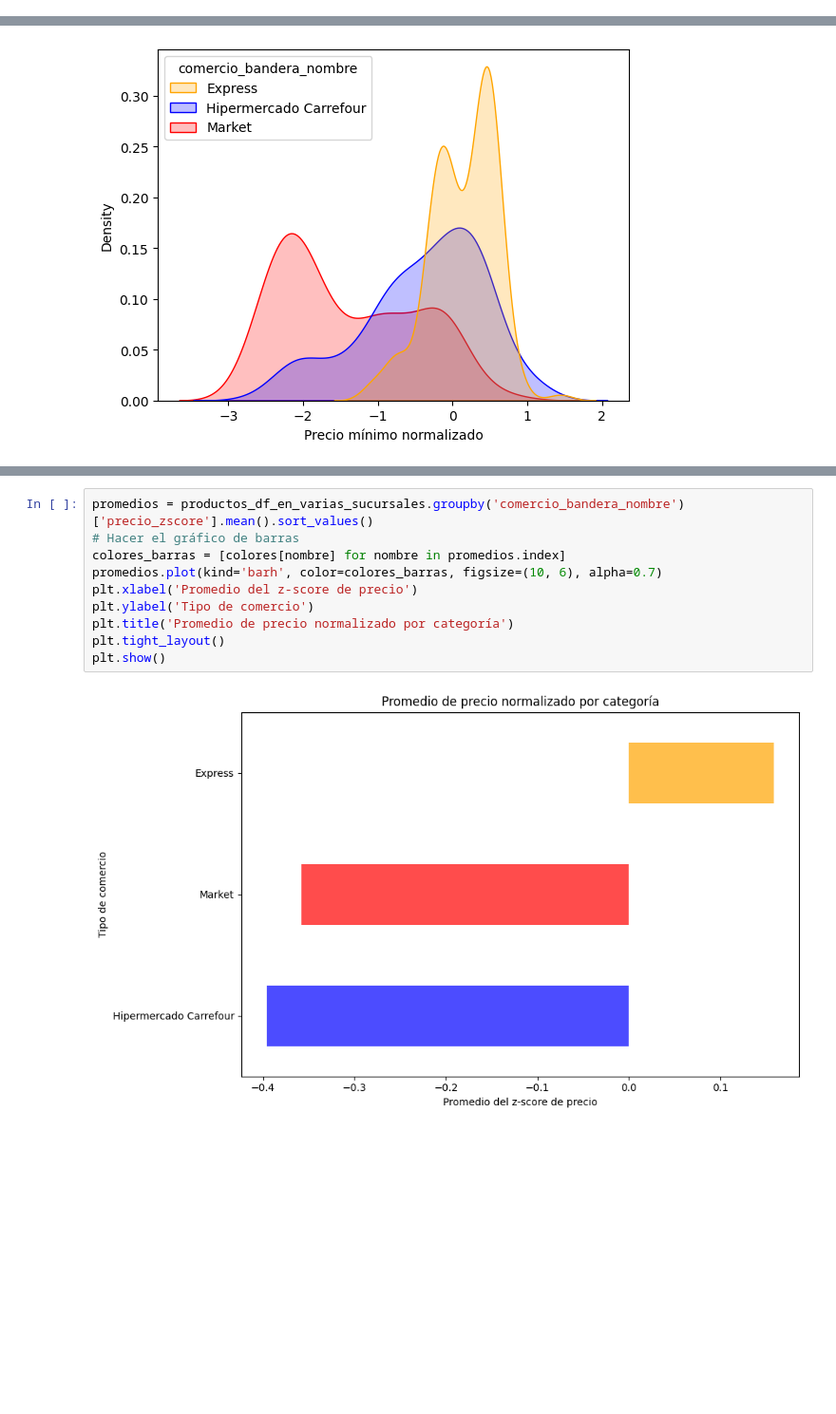
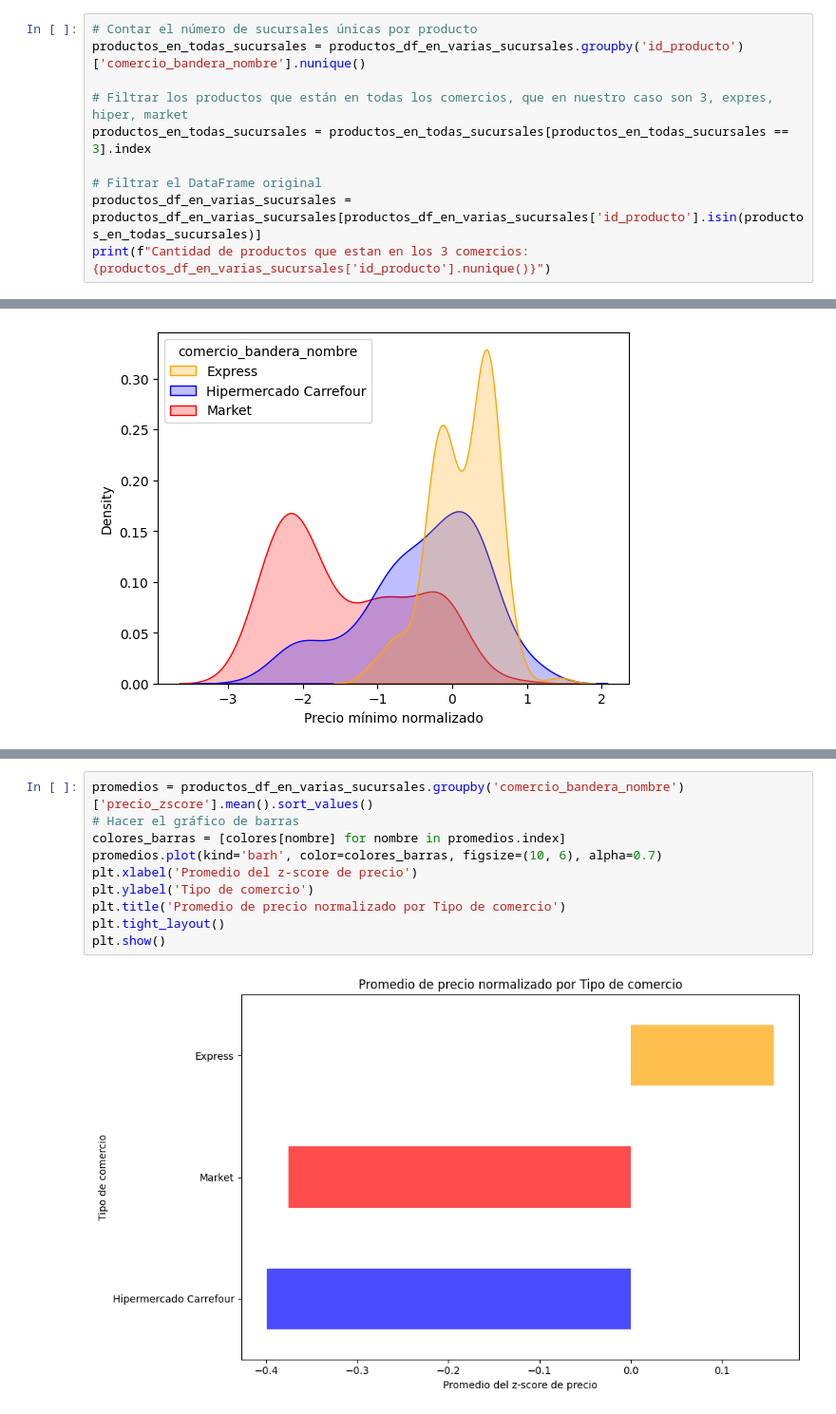
Before and after one commit to CEIA-MBer-ATacc/ceia_add_tps, a Jupyter notebook: TP1/analisis_prod_tipo_comercio/TP1_bebidas.ipynb, the cells around one changed output, grey strips where cells are left out. Shown at 95% size. Cells and saved outputs as stored; diff of their text form; blank space fills up the shorter version.

```diff
--- a/TP1/analisis_prod_tipo_comercio/TP1_bebidas.ipynb
+++ b/TP1/analisis_prod_tipo_comercio/TP1_bebidas.ipynb
@@ -133,0 +136,10 @@ productos_df_en_varias_sucursales = productos_df_en_varias_sucursales.groupby('c
+# %%
+# Contar el número de sucursales únicas por producto
+productos_en_todas_sucursales = productos_df_en_varias_sucursales.groupby('id_producto')['comercio_bandera_nombre'].nunique()
+
+# Filtrar los productos que están en todas los comercios, que en nuestro caso son 3, expres, hiper, market
+productos_en_todas_sucursales = productos_en_todas_sucursales[productos_en_todas_sucursales == 3].index
+
+# Filtrar el DataFrame original
+productos_df_en_varias_sucursales = productos_df_en_varias_sucursales[productos_df_en_varias_sucursales['id_producto'].isin(productos_en_todas_sucursales)]
+print(f"Cantidad de productos que estan en los 3 comercios: {productos_df_en_varias_sucursales['id_producto'].nunique()}")
@@ -202,12 +216,12 @@ plt.show()
 # %%
 promedios = productos_df_en_varias_sucursales.groupby('comercio_bandera_nombre')['precio_zscore'].mean().sort_values()
 # Hacer el gráfico de barras
 colores_barras = [colores[nombre] for nombre in promedios.index]
 promedios.plot(kind='barh', color=colores_barras, figsize=(10, 6), alpha=0.7)
 plt.xlabel('Promedio del z-score de precio')
 plt.ylabel('Tipo de comercio')
-plt.title('Promedio de precio normalizado por categoría')
+plt.title('Promedio de precio normalizado por Tipo de comercio')
 plt.tight_layout()
 plt.show()
 # %% [output]
-[figure, old version]
+[figure, new version]
```
Also changed, not shown: parts of 7 cells of this notebook, 25 other files.
